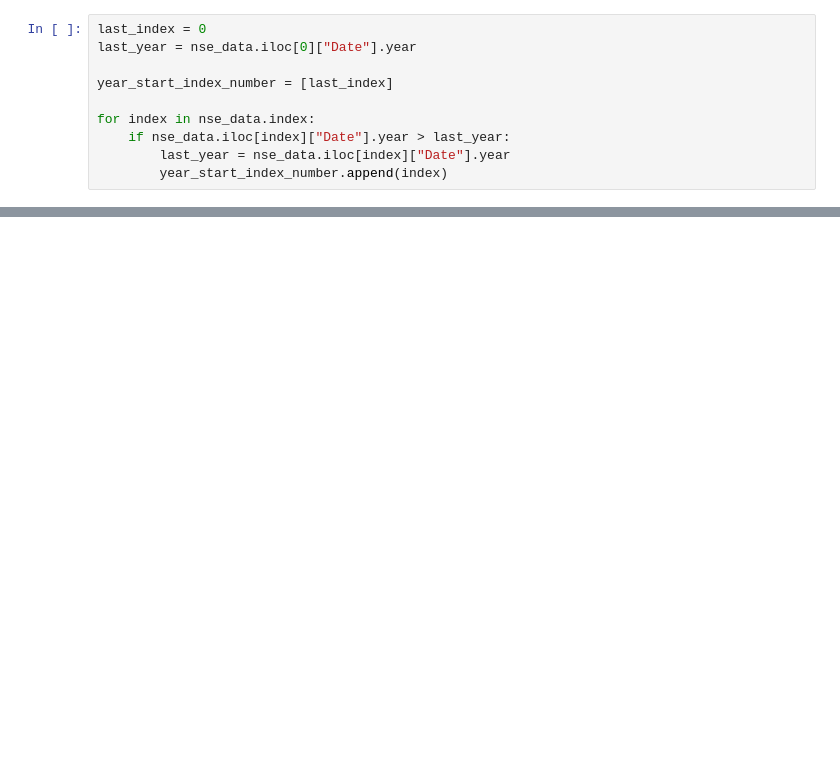
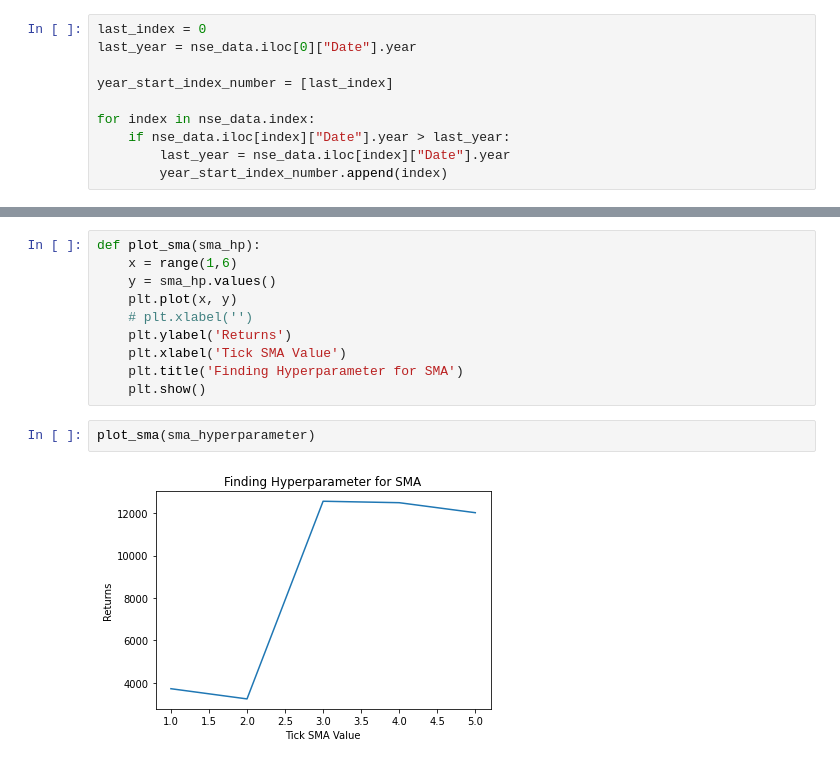
Before and after one commit to AshTiwari/Stock-Data-Analysis, a Jupyter notebook: Strategy 1/Strategy 1.ipynb, the cells around one changed output, grey strips where cells are left out. Cells and saved outputs as stored; diff of their text form; blank space fills up the shorter version.

```diff
--- a/Strategy 1/Strategy 1.ipynb
+++ b/Strategy 1/Strategy 1.ipynb
@@ -314,0 +623,14 @@ wb.save("strategy1.xlsx")
+# %%
+def plot_sma(sma_hp):
+    x = range(1,6)
+    y = sma_hp.values()
+    plt.plot(x, y)
+    # plt.xlabel('')
+    plt.ylabel('Returns')
+    plt.xlabel('Tick SMA Value')
+    plt.title('Finding Hyperparameter for SMA')
+    plt.show()
+# %%
+plot_sma(sma_hyperparameter)
+# %% [output]
+[figure, added]
```
Also changed, not shown: parts of 36 cells of this notebook, 2 other files.
